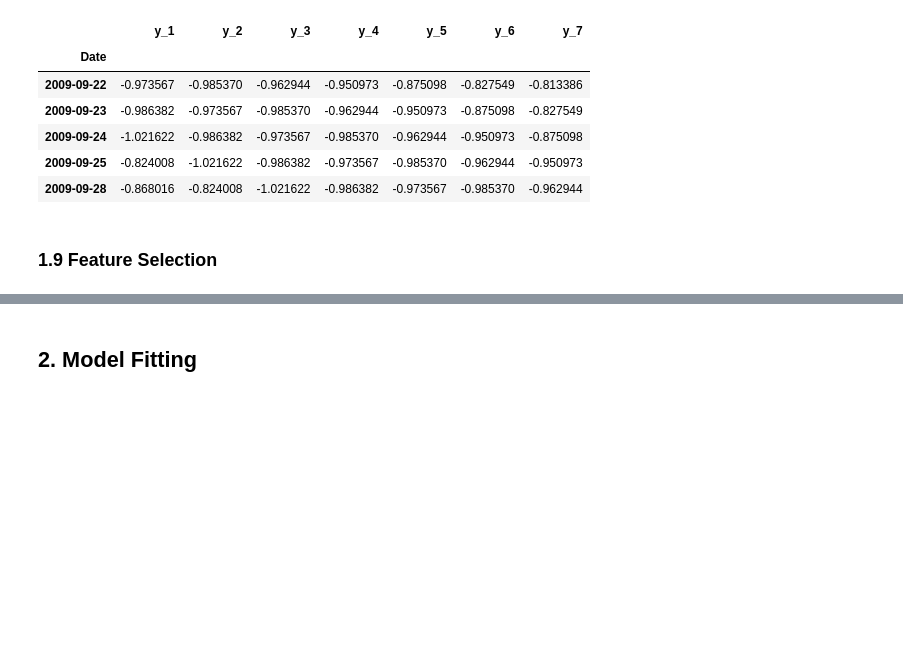
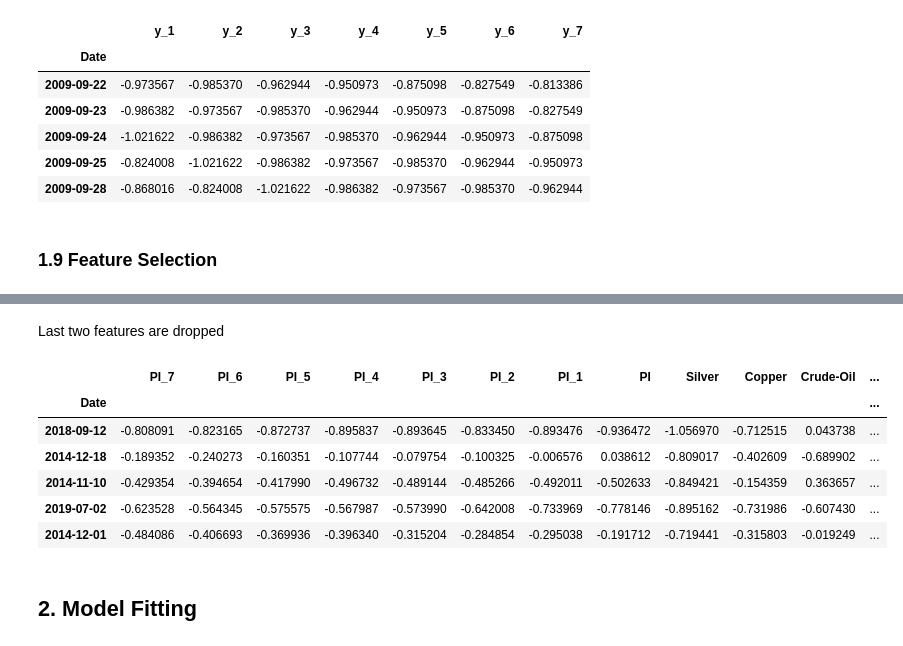
Before and after one commit to Shunian-Chen/AIPI510-Project, a Jupyter notebook: Food_price_prediction.ipynb, the cells around one changed output, grey strips where cells are left out. Drawn from its saved outputs; the diff is of its cells as text; code cells hidden in the pictures; blank space fills up the shorter version.

```diff
--- a/Food_price_prediction.ipynb
+++ b/Food_price_prediction.ipynb
@@ -404,5 +405,7 @@ y.head()
 | 2009-09-24 | -1.021622 | -0.986382 | -0.973567 | -0.985370 | -0.962944 | -0.950973 | -0.875098 |
 | 2009-09-25 | -0.824008 | -1.021622 | -0.986382 | -0.973567 | -0.985370 | -0.962944 | -0.950973 |
 | 2009-09-28 | -0.868016 | -0.824008 | -1.021622 | -0.986382 | -0.973567 | -0.985370 | -0.962944 |
+# %%
+X_train, X_test, y_train, y_test = train_test_split(X, y, test_size = 0.3, random_state = 0)
 # %% [markdown]
 ### 1.9 Feature Selection
@@ -408,0 +414,10 @@ y.head()
+# %%
+# Evaluate continuous features using pearson's correlation coefficient (score_func = f_regression)
+ftest = SelectKBest(score_func=f_regression, k='all')
+ftest.fit(X_train,y_train["y_7"])
+f_scores = pd.DataFrame(ftest.scores_)
+dfcolumns = pd.DataFrame(X_train.columns)
+f_scores = pd.concat([dfcolumns,f_scores],axis=1)
+f_scores.columns = ['Feature','F-Score']
+f_scores = f_scores.sort_values(by='F-Score',ascending=False)
+f_scores
@@ -409,3 +441,18 @@ y.head()
+# %% [markdown]
+Last two features are  dropped
+# %%
+features = f_scores['Feature'][:-2]
+X_train = X_train[features]
+X_test = X_test[features]
+X_train.head()
+# %% [output]
+|  | PI_7 | PI_6 | PI_5 | PI_4 | PI_3 | PI_2 | PI_1 | PI | Silver | Copper | Crude-Oil | ... |
+| Date |  |  |  |  |  |  |  |  |  |  |  | ... |
+| 2018-09-12 | -0.808091 | -0.823165 | -0.872737 | -0.895837 | -0.893645 | -0.833450 | -0.893476 | -0.936472 | -1.056970 | -0.712515 | 0.043738 | ... |
+| 2014-12-18 | -0.189352 | -0.240273 | -0.160351 | -0.107744 | -0.079754 | -0.100325 | -0.006576 | 0.038612 | -0.809017 | -0.402609 | -0.689902 | ... |
+| 2014-11-10 | -0.429354 | -0.394654 | -0.417990 | -0.496732 | -0.489144 | -0.485266 | -0.492011 | -0.502633 | -0.849421 | -0.154359 | 0.363657 | ... |
+| 2019-07-02 | -0.623528 | -0.564345 | -0.575575 | -0.567987 | -0.573990 | -0.642008 | -0.733969 | -0.778146 | -0.895162 | -0.731986 | -0.607430 | ... |
+| 2014-12-01 | -0.484086 | -0.406693 | -0.369936 | -0.396340 | -0.315204 | -0.284854 | -0.295038 | -0.191712 | -0.719441 | -0.315803 | -0.019249 | ... |
 # %% [markdown]
 ## 2. Model Fitting
 # %% [markdown]
```
Also changed, not shown: parts of 4 cells of this notebook.
